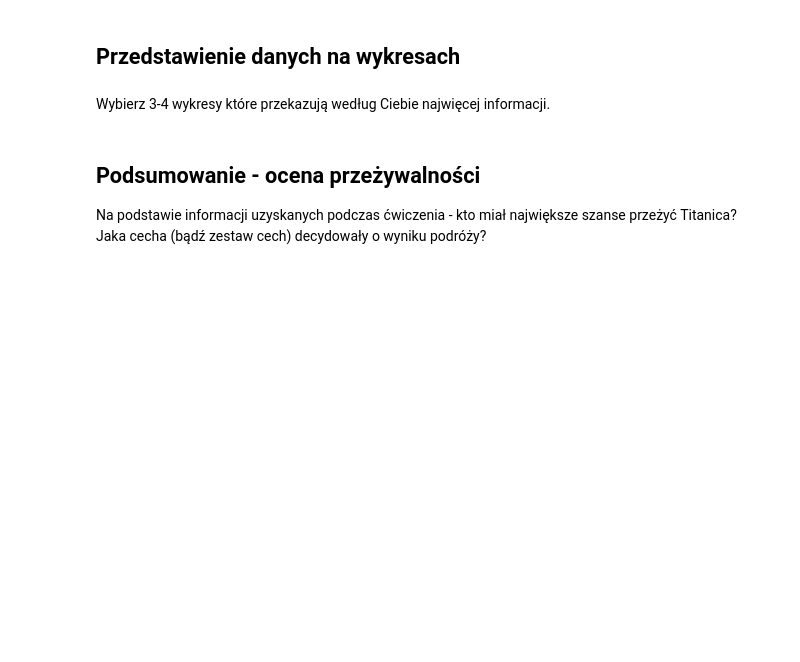
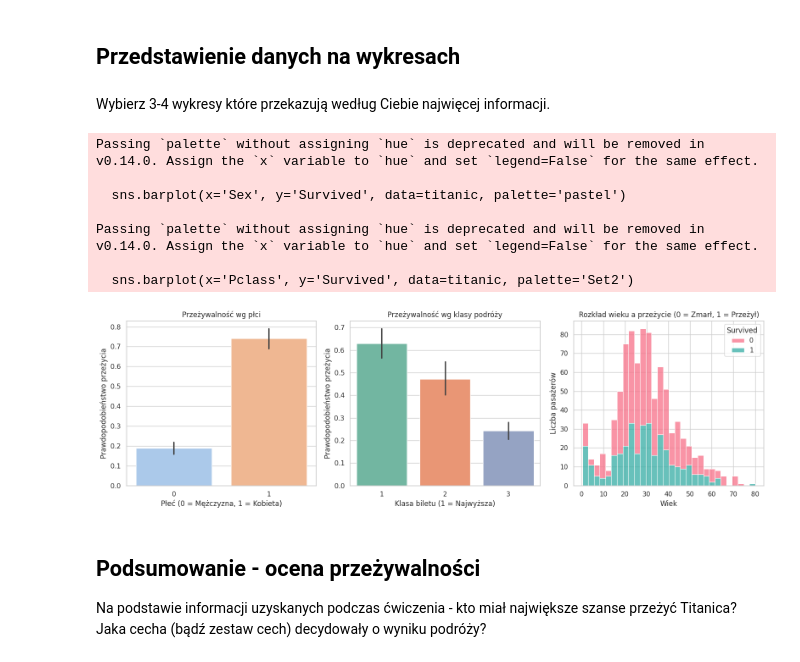
Before and after one commit to Zajecia-na-PWr-LR/lista-2-PawelZubalski-1, a Jupyter notebook: UczenieMaszynowe_25_26_Lista2.ipynb, the cells around one changed output. Cells and saved outputs as stored; diff of their text form; code cells hidden in the pictures; blank space fills up the shorter version.

```diff
--- a/UczenieMaszynowe_25_26_Lista2.ipynb
+++ b/UczenieMaszynowe_25_26_Lista2.ipynb
@@ -68,0 +106,8 @@ titanic.shape
+# %%
+
+titanic['Sex'] = titanic['Sex'].map({'male': 0, 'female': 1})
+
+columns_to_drop = ['PassengerId', 'Name', 'Ticket']
+titanic = titanic.drop(columns=columns_to_drop, axis=1)
+
+display(titanic.head())
@@ -78,6 +130,7 @@ Wskazówki:
 ### Wiek pasażera
 # %%
 # MIEJSCE NA TWÓJ KOD
+titanic['Age'] = titanic['Age'].interpolate()
 # %%
 assert titanic['Age'].isnull().values.any() == False, "Kolumna 'wiek' zawiera brakujące wartości"
 # %% [markdown]
@@ -87,3 +138,7 @@ assert titanic['Age'].isnull().values.any() == False, "Kolumna 'wiek' zawiera br
+# %%
+najczestszy_port = titanic['Embarked'].mode()[0]
+
+titanic['Embarked'] = titanic['Embarked'].fillna(najczestszy_port)
 # %%
 assert titanic['Embarked'].isnull().values.any() == False, "Kolumna 'zaokrętowanie' zawiera brakujące wartości"
 # %% [markdown]
@@ -93,3 +146,5 @@ assert titanic['Embarked'].isnull().values.any() == False, "Kolumna 'zaokrętowa
+# %%
+titanic['Cabin'] = titanic['Cabin'].fillna('Nieznana')
 # %%
 assert titanic['Cabin'].isnull().values.any() == False, "Kolumna 'kabina' zawiera brakujące wartości"
 # %%
@@ -103,3 +156,42 @@ Wybierz 3-4 wykresy które przekazują według Ciebie najwięcej informacji.
+# %%
+import matplotlib.pyplot as plt
+import seaborn as sns
+
+sns.set_theme(style="whitegrid")
+plt.figure(figsize=(16, 5))
+
+#1: Płeć a przeżywalność
+plt.subplot(1, 3, 1)
+sns.barplot(x='Sex', y='Survived', data=titanic, palette='pastel')
+plt.title('Przeżywalność wg płci')
+plt.ylabel('Prawdopodobieństwo przeżycia')
+plt.xlabel('Płeć (0 = Mężczyzna, 1 = Kobieta)')
+
+#2: Klasa biletu a przeżywalność
+plt.subplot(1, 3, 2)
+sns.barplot(x='Pclass', y='Survived', data=titanic, palette='Set2')
+plt.title('Przeżywalność wg klasy podróży')
+plt.ylabel('Prawdopodobieństwo przeżycia')
+plt.xlabel('Klasa biletu (1 = Najwyższa)')
+
+#3: Rozkład wieku dla ocalałych i ofiar
+plt.subplot(1, 3, 3)
+sns.histplot(data=titanic, x='Age', hue='Survived', multiple='stack', bins=30, palette='husl')
+plt.title('Rozkład wieku a przeżycie (0 = Zmarł, 1 = Przeżył)')
+plt.xlabel('Wiek')
+plt.ylabel('Liczba pasażerów')
+
+plt.tight_layout()
+plt.show()
+# %% [output]
+Passing `palette` without assigning `hue` is deprecated and will be removed in v0.14.0. Assign the `x` variable to `hue` and set `legend=False` for the same effect.
+
+  sns.barplot(x='Sex', y='Survived', data=titanic, palette='pastel')
+
+Passing `palette` without assigning `hue` is deprecated and will be removed in v0.14.0. Assign the `x` variable to `hue` and set `legend=False` for the same effect.
+
+  sns.barplot(x='Pclass', y='Survived', data=titanic, palette='Set2')
+[figure, added]
 # %% [markdown]
 ## Podsumowanie - ocena przeżywalności
 
```
Also changed, not shown: parts of 19 cells of this notebook.
